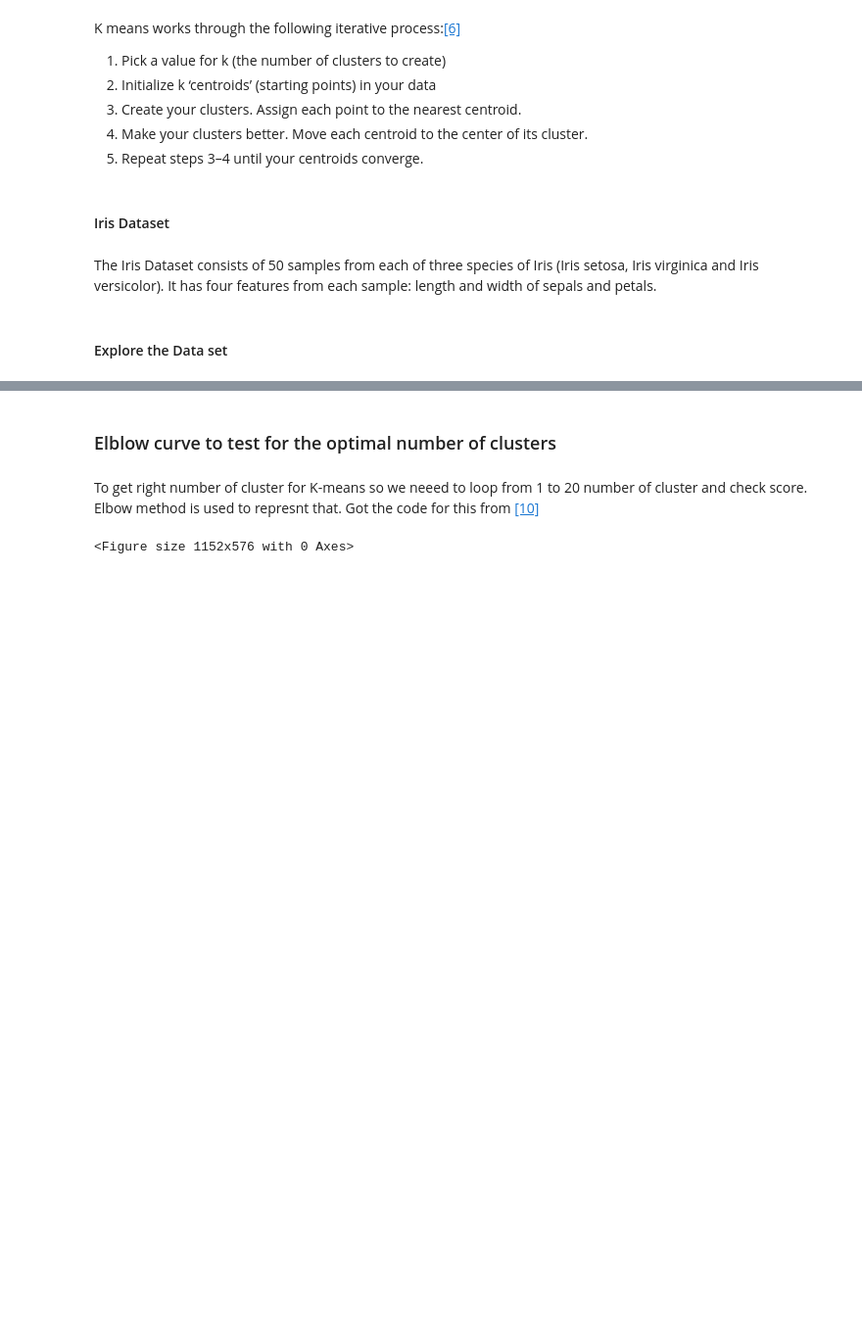
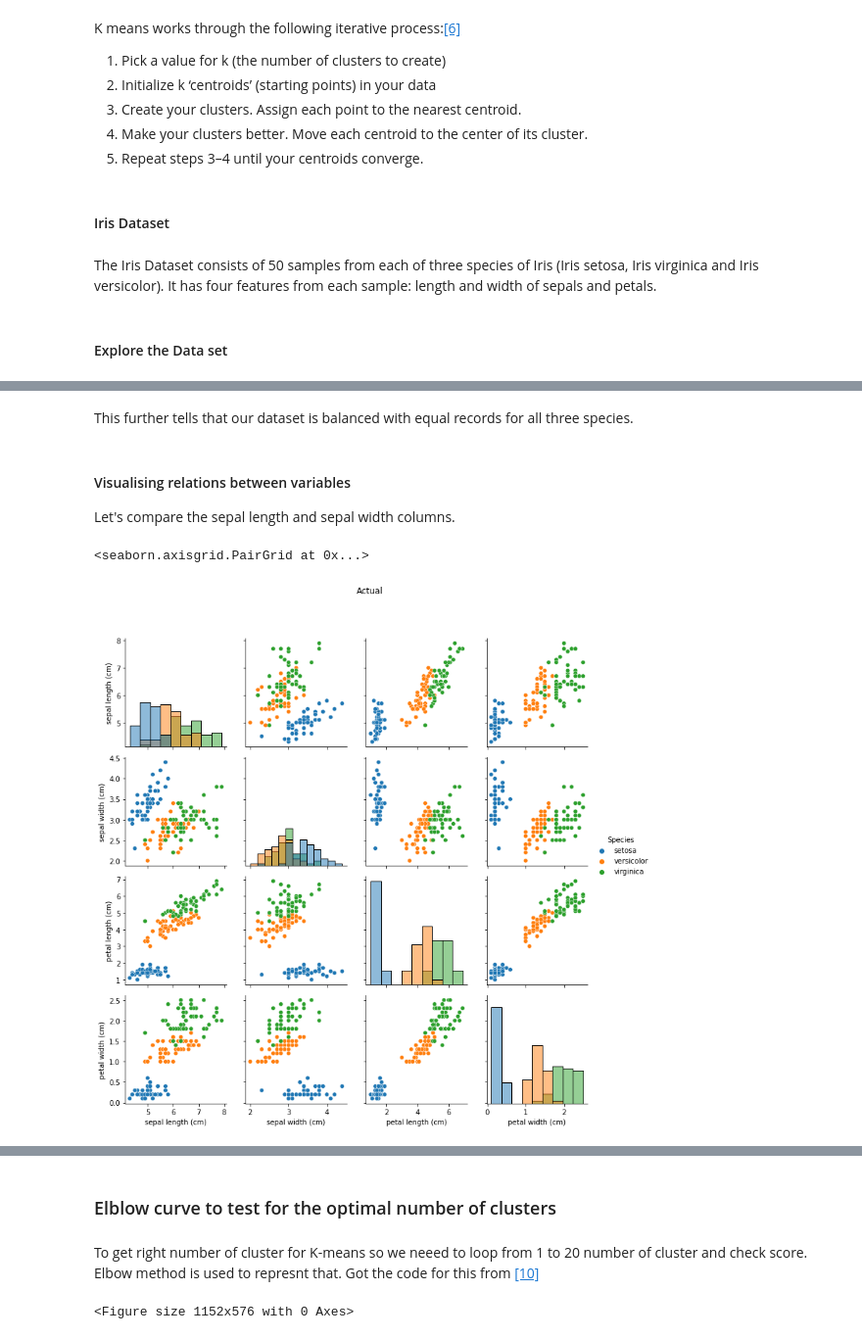
Before and after one commit to neadie/MachineLearningAndStatistics, a Jupyter notebook: tasksmachineLearningandStats.ipynb, the cells around one changed output, grey strips where cells are left out. Shown at 98% size. Cells and saved outputs as stored; diff of their text form; code cells hidden in the pictures; blank space fills up the shorter version.

```diff
--- a/tasksmachineLearningandStats.ipynb
+++ b/tasksmachineLearningandStats.ipynb
@@ -362,0 +504,14 @@ iris = datasets.load_iris()
+# %% [markdown]
+This further tells that our dataset is balanced with equal records for all three species.
+# %% [markdown]
+#### Visualising relations between variables
+Let's compare the sepal length and sepal width columns.
+# %%
+g = sns.PairGrid(df, hue="Species")
+g.map_diag(sns.histplot)
+g.fig.suptitle("Actual", y=1.08)
+g.map_offdiag(sns.scatterplot)
+g.add_legend()
+# %% [output]
+<seaborn.axisgrid.PairGrid at 0x...>
+[figure, added]
```
Also changed, not shown: parts of 75 cells of this notebook, 1 other file.
